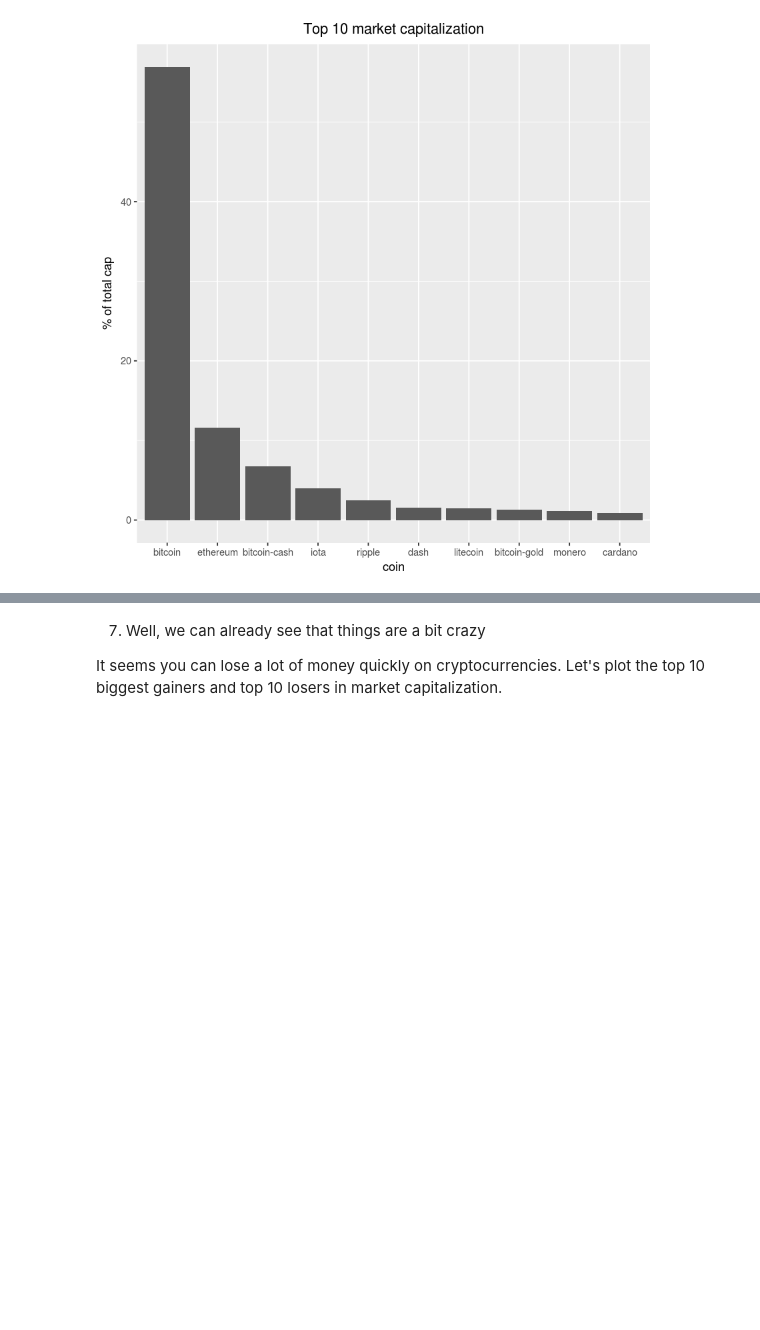
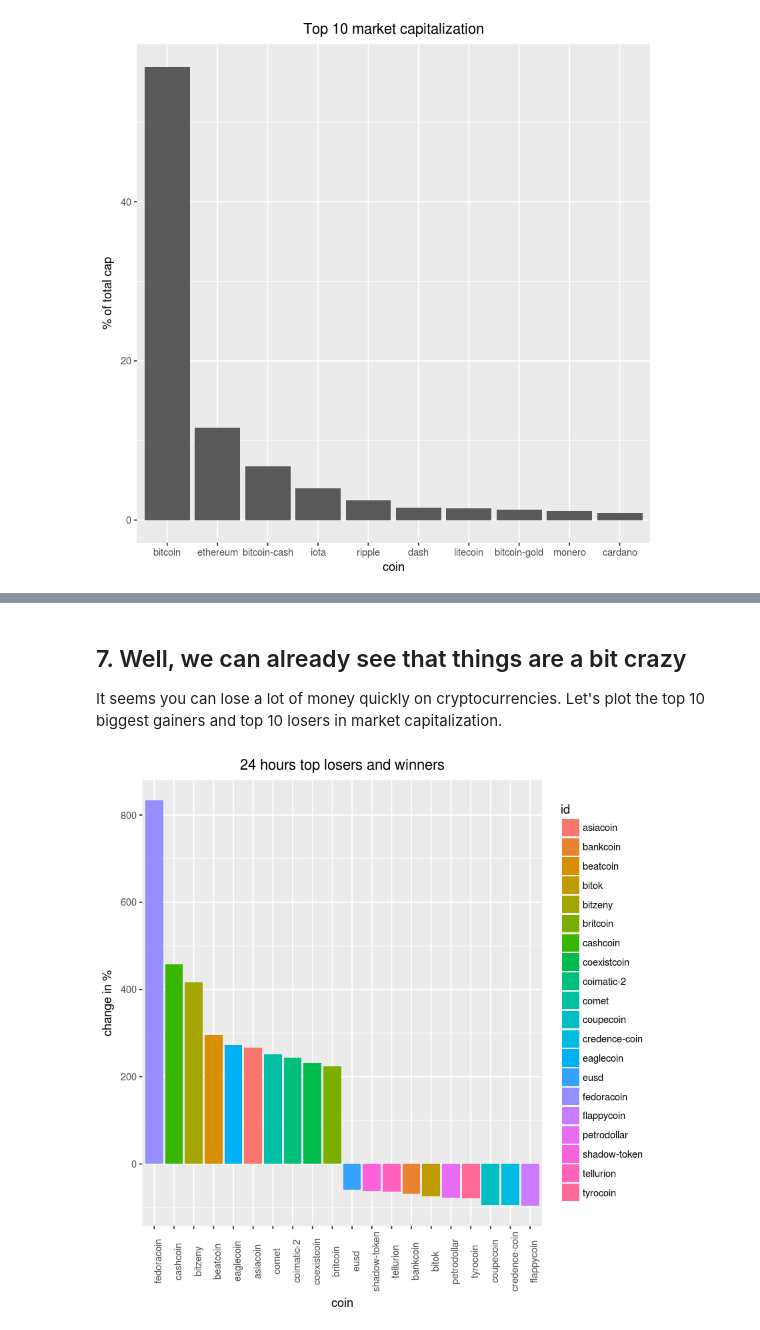
Before and after one commit to umairrafique85/Crypto-trackers, a Jupyter notebook: Exploring the Bitcoin cryptocurrency market/Comparison_top10_R.ipynb, the cells around one changed output, grey strips where cells are left out. Saved outputs shown, nothing was run; the diff lists cells and outputs as text; code cells hidden in the pictures; blank space fills up the shorter version.

```diff
--- a/Exploring the Bitcoin cryptocurrency market/Comparison_top10_R.ipynb
+++ b/Exploring the Bitcoin cryptocurrency market/Comparison_top10_R.ipynb
@@ -126,30 +154,47 @@ volatility = ...
 # %% [markdown]
-7. Well, we can already see that things are a bit crazy
+## 7. Well, we can already see that things are a bit crazy
 
 It seems you can lose a lot of money quickly on cryptocurrencies. Let's plot the top 10 biggest gainers and top 10 losers in market capitalization.
 # %%
 #Defining a function with 2 parameters, the series to plot and the title
-def top10_subplot(volatility_series, title):
+# def top10_subplot(volatility_series, title):
     # Making the subplot and the figure for two side by side plots
-    fig, axes = plt.subplots(nrows=1, ncols=2, figsize=(10, 6))
+#    fig, axes = plt.subplots(nrows=1, ncols=2, figsize=(10, 6))
 
     # Plotting with pandas the barchart for the top 10 losers
-    ax = ...
+#    ax = ...
 
     # Setting the figure's main title to the text passed as parameter
     # ... YOUR CODE FOR TASK 7 ...
 
     # Setting the ylabel to '% change'
     # ... YOUR CODE FOR TASK 7 ...
 
     # Same as above, but for the top 10 winners
-    ax = ...
+#    ax = ...
 
     # Returning this for good practice, might use later
-    return fig, ax
-
+#    return fig, ax
+plotvolatiles <- function(series, header) {
+  seriesmap <- list(input=c('day', 'week'), mapto=c('percent_change_24h', 'percent_change_7d'))
+  series <- seriesmap$mapto[seriesmap$input==series]
+  t7data <- dec6 %>% select(id, percent_change_24h, percent_change_7d)
+  top10winners <- head(t7data[order(t7data[,series], decreasing = T),], 10)
+  top10winners <- top10winners %>% mutate(status = 'winner')
+  top10losers <- head(t7data[order(t7data[,series]),], 10)
+  top10losers <- top10losers %>% mutate(status = 'loser')
+  topvolatiles <- rbind(top10winners, top10losers)
+  ggplot(data = topvolatiles, aes(x = reorder(id, -get(series)),
+                                  y=get(series), fill=id)) +
+    geom_bar(stat = 'identity') +
+    labs(title = header, y = 'change in %', x = 'coin') +
+    theme(plot.title = element_text(hjust=0.5), axis.text.x = element_text(angle=90))
+}
 DTITLE = "24 hours top losers and winners"
 
-# Calling the function above with the 24 hours period series and title DTITLE
-fig, ax = ...
+
+# call function with first argument set to 'day' or 'week'.
+plotvolatiles('day', DTITLE)
+# %% [output]
+[figure, added]
 # %% [markdown]
```
Also changed, not shown: parts of 14 cells of this notebook, 3 other files.
